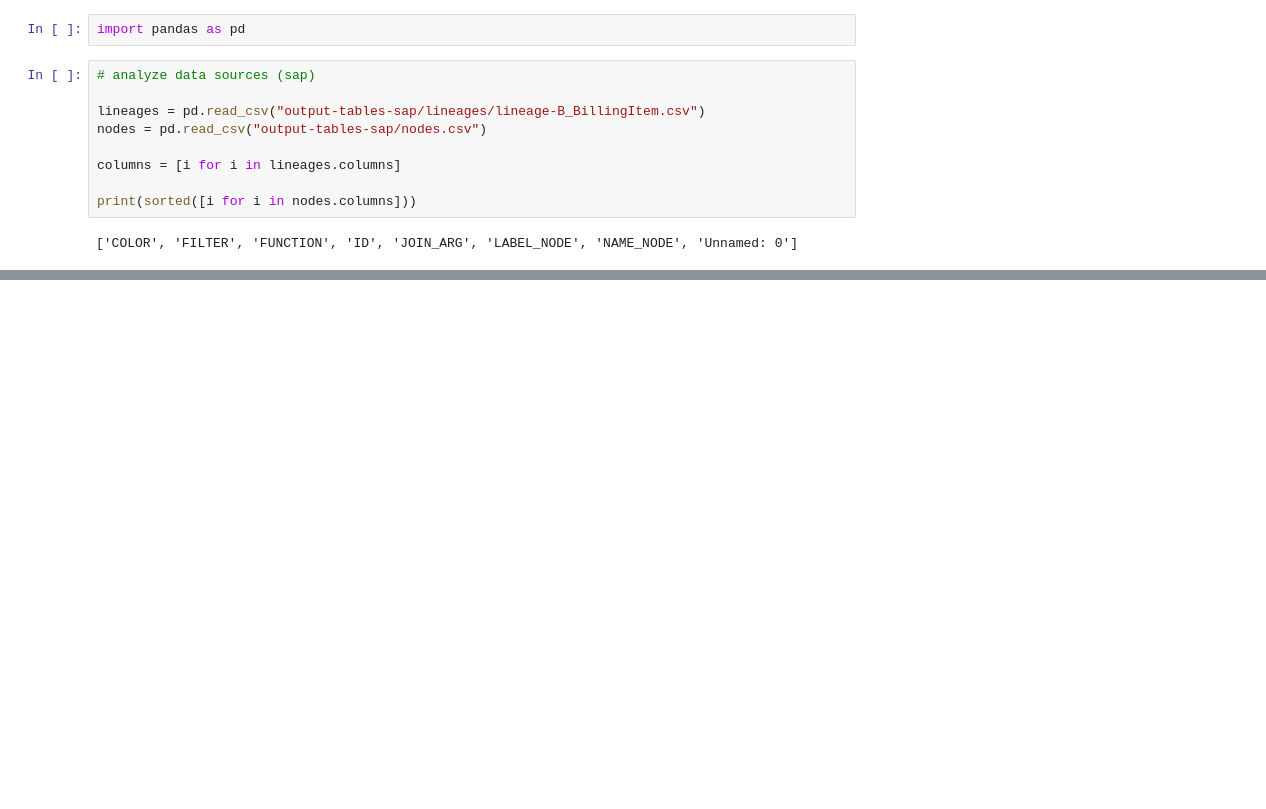
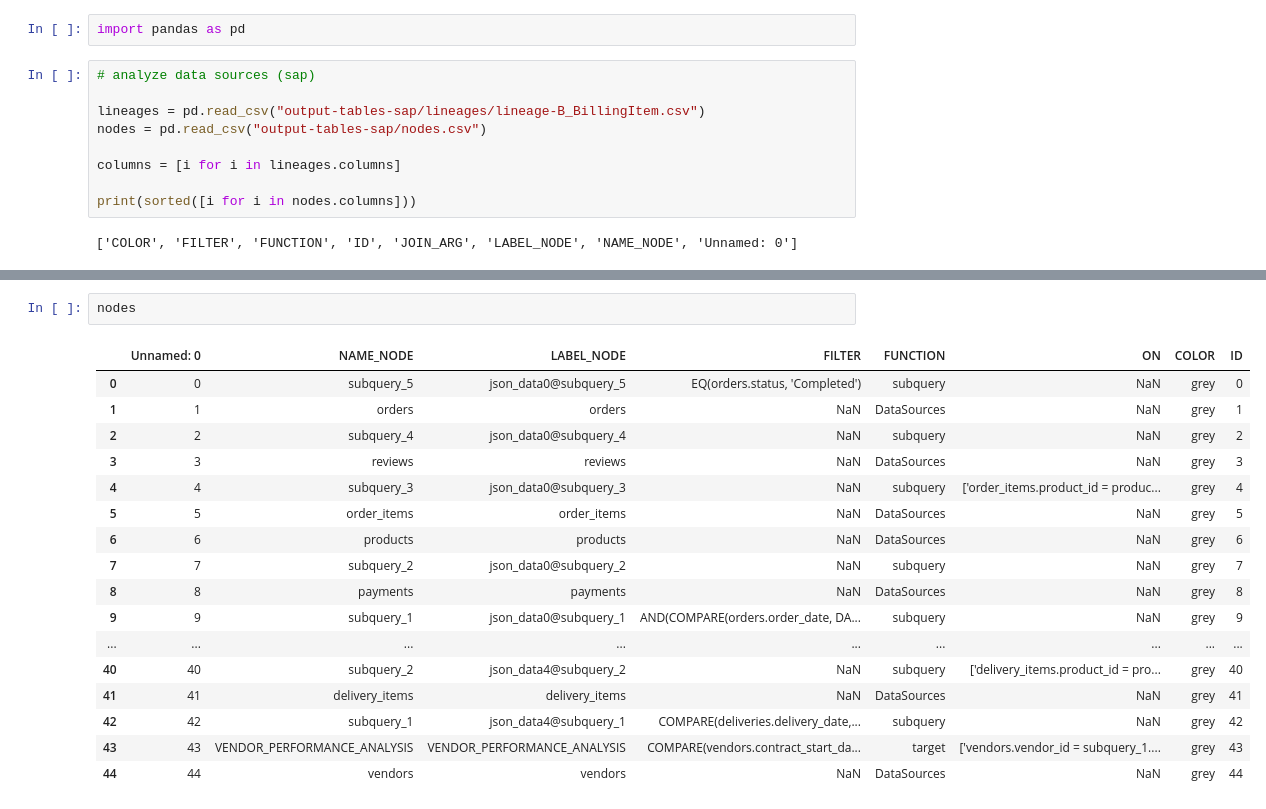
Before and after one commit to mountanalytics/sankey-plot-lineages, a Jupyter notebook: analyze-output-tables.ipynb, the cells around one changed output, grey strips where cells are left out. Saved outputs shown, nothing was run; the diff lists cells and outputs as text; blank space fills up the shorter version.

```diff
--- a/analyze-output-tables.ipynb
+++ b/analyze-output-tables.ipynb
@@ -31,0 +66,20 @@ print(sorted([i for i in nodes.columns]))
+# %%
+nodes
+# %% [output]
+|  | Unnamed: 0 | NAME_NODE | LABEL_NODE | FILTER | FUNCTION | ON | COLOR | ID |
+| 0 | 0 | subquery_5 | json_data0@subquery_5 | EQ(orders.status, 'Completed') | subquery | NaN | grey | 0 |
+| 1 | 1 | orders | orders | NaN | DataSources | NaN | grey | 1 |
+| 2 | 2 | subquery_4 | json_data0@subquery_4 | NaN | subquery | NaN | grey | 2 |
+| 3 | 3 | reviews | reviews | NaN | DataSources | NaN | grey | 3 |
+| 4 | 4 | subquery_3 | json_data0@subquery_3 | NaN | subquery | ['order_items.product_id = produc... | grey | 4 |
+| 5 | 5 | order_items | order_items | NaN | DataSources | NaN | grey | 5 |
+| 6 | 6 | products | products | NaN | DataSources | NaN | grey | 6 |
+| 7 | 7 | subquery_2 | json_data0@subquery_2 | NaN | subquery | NaN | grey | 7 |
+| 8 | 8 | payments | payments | NaN | DataSources | NaN | grey | 8 |
+| 9 | 9 | subquery_1 | json_data0@subquery_1 | AND(COMPARE(orders.order_date, DA... | subquery | NaN | grey | 9 |
+| ... | ... | ... | ... | ... | ... | ... | ... | ... |
+| 40 | 40 | subquery_2 | json_data4@subquery_2 | NaN | subquery | ['delivery_items.product_id = pro... | grey | 40 |
+| 41 | 41 | delivery_items | delivery_items | NaN | DataSources | NaN | grey | 41 |
+| 42 | 42 | subquery_1 | json_data4@subquery_1 | COMPARE(deliveries.delivery_date,... | subquery | NaN | grey | 42 |
+| 43 | 43 | VENDOR_PERFORMANCE_ANALYSIS | VENDOR_PERFORMANCE_ANALYSIS | COMPARE(vendors.contract_start_da... | target | ['vendors.vendor_id = subquery_1.... | grey | 43 |
+| 44 | 44 | vendors | vendors | NaN | DataSources | NaN | grey | 44 |
```
Also changed, not shown: parts of 4 cells of this notebook, 22 other files.
